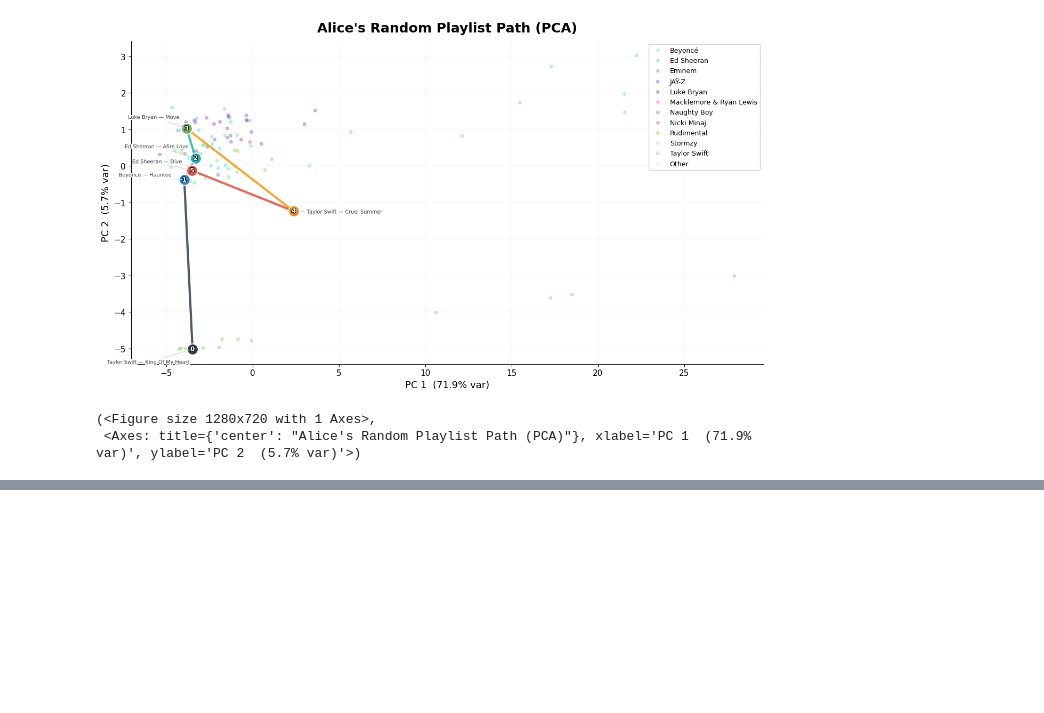
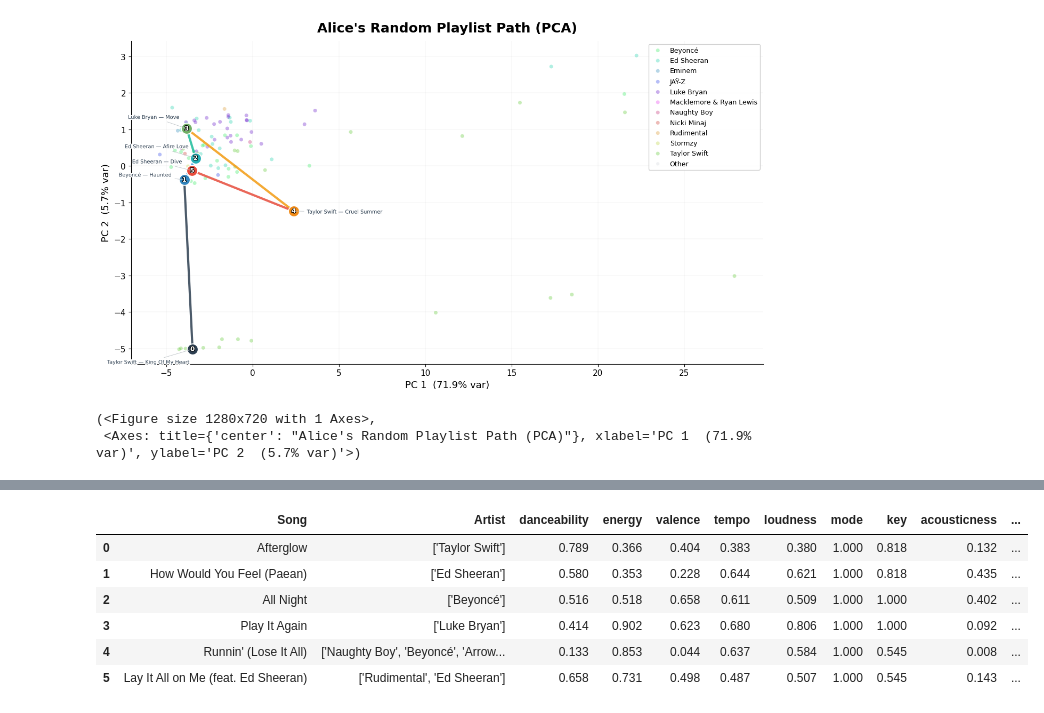
Before and after one commit to eshearer-hash/playlist_builder, a Jupyter notebook: Class Processor.ipynb, the cells around one changed output, grey strips where cells are left out. Saved outputs shown, nothing was run; the diff lists cells and outputs as text; code cells hidden in the pictures; blank space fills up the shorter version.

```diff
--- a/Class Processor.ipynb
+++ b/Class Processor.ipynb
@@ -784,0 +944,91 @@ display(comparison)
+# %%
+# ── Smooth playlist — base features ─────────────────────────────────────────
+avg_dist_b = dist_playlist_base.mean(axis=1)
+start_b    = avg_dist_b.idxmin()
+playlist_base = [start_b]
+selected_b    = {start_b}
+
+for step in range(1, 6):
+    current_b = playlist_base[-1]
+    current_artist_b = artist_series[current_b]
+    distances_b = dist_playlist_base.loc[current_b].copy()
+
+    for sid in selected_b:
+        distances_b[sid] = np.inf
+    for sid in artist_series[artist_series == current_artist_b].index:
+        if sid not in selected_b:
+            distances_b[sid] = np.inf
+
+    artist_counts_b = {}
+    for sid in playlist_base:
+        a = artist_series[sid]
+        artist_counts_b[a] = artist_counts_b.get(a, 0) + 1
+    for sid in distances_b.index:
+        if distances_b[sid] < np.inf:
+            a = artist_series[sid]
+            if a in artist_counts_b:
+                distances_b[sid] += artist_penalty_weight * artist_counts_b[a]
+
+    if distances_b.min() == np.inf:
+        distances_b = dist_playlist_base.loc[current_b].copy()
+        for sid in selected_b:
+            distances_b[sid] = np.inf
+
+    min_dist_b = distances_b.min()
+    tied_b     = distances_b[distances_b == min_dist_b].index.tolist()
+    tied_b.sort(key=lambda s: song_name_series[s].lower())
+    next_b     = tied_b[0]
+
+    playlist_base.append(next_b)
+    selected_b.add(next_b)
+
+# 2-opt refinement
+route_b   = list(playlist_base)
+n_b       = len(route_b)
+improved_b = True
+iters_b    = 0
+while improved_b and iters_b < 50:
+    improved_b = False
+    iters_b   += 1
+    for i in range(n_b - 2):
+        for j in range(i + 2, n_b):
+            old_cost = dist_playlist_base.loc[route_b[i], route_b[i + 1]]
+            if j + 1 < n_b:
+                old_cost += dist_playlist_base.loc[route_b[j], route_b[j + 1]]
+            new_cost = dist_playlist_base.loc[route_b[i], route_b[j]]
+            if j + 1 < n_b:
+                new_cost += dist_playlist_base.loc[route_b[i + 1], route_b[j + 1]]
+            if new_cost < old_cost - 1e-9:
+                candidate = route_b[:i+1] + route_b[i+1:j+1][::-1] + route_b[j+1:]
+                artist_ok = all(
+                    artist_series[candidate[k]] != artist_series[candidate[k+1]]
+                    for k in range(len(candidate) - 1)
+                )
+                if artist_ok:
+                    route_b    = candidate
+                    improved_b = True
+playlist_base = route_b
+
+# Display
+rows_b = []
+for i, sid in enumerate(playlist_base):
+    row = {"Song": song_name_series[sid], "Artist": artist_series[sid]}
+    for f in BASE_FEATURES:
+        row[f] = f"{df_base_norm.loc[sid, f]:.3f}"
+    if i > 0:
+        prev = playlist_base[i - 1]
+        row["Flow Dist"]  = f"{dist_flow_base.loc[prev, sid]:.4f}"
+        row["Audio Dist"] = f"{dist_base_audio.loc[prev, sid]:.4f}"
+        row["Blended Dist"] = f"{dist_playlist_base.loc[prev, sid]:.4f}"
+    else:
+        row["Flow Dist"] = row["Audio Dist"] = row["Blended Dist"] = "-"
+    rows_b.append(row)
+display(pd.DataFrame(rows_b))
+# %% [output]
+|  | Song | Artist | danceability | energy | valence | tempo | loudness | mode | key | acousticness | ... |
+| 0 | Afterglow | ['Taylor Swift'] | 0.789 | 0.366 | 0.404 | 0.383 | 0.380 | 1.000 | 0.818 | 0.132 | ... |
+| 1 | How Would You Feel (Paean) | ['Ed Sheeran'] | 0.580 | 0.353 | 0.228 | 0.644 | 0.621 | 1.000 | 0.818 | 0.435 | ... |
+| 2 | All Night | ['Beyoncé'] | 0.516 | 0.518 | 0.658 | 0.611 | 0.509 | 1.000 | 1.000 | 0.402 | ... |
+| 3 | Play It Again | ['Luke Bryan'] | 0.414 | 0.902 | 0.623 | 0.680 | 0.806 | 1.000 | 1.000 | 0.092 | ... |
+| 4 | Runnin' (Lose It All) | ['Naughty Boy', 'Beyoncé', 'Arrow... | 0.133 | 0.853 | 0.044 | 0.637 | 0.584 | 1.000 | 0.545 | 0.008 | ... |
+| 5 | Lay It All on Me (feat. Ed Sheeran) | ['Rudimental', 'Ed Sheeran'] | 0.658 | 0.731 | 0.498 | 0.487 | 0.507 | 1.000 | 0.545 | 0.143 | ... |
```
Also changed, not shown: parts of 14 cells of this notebook, 1 other file.
